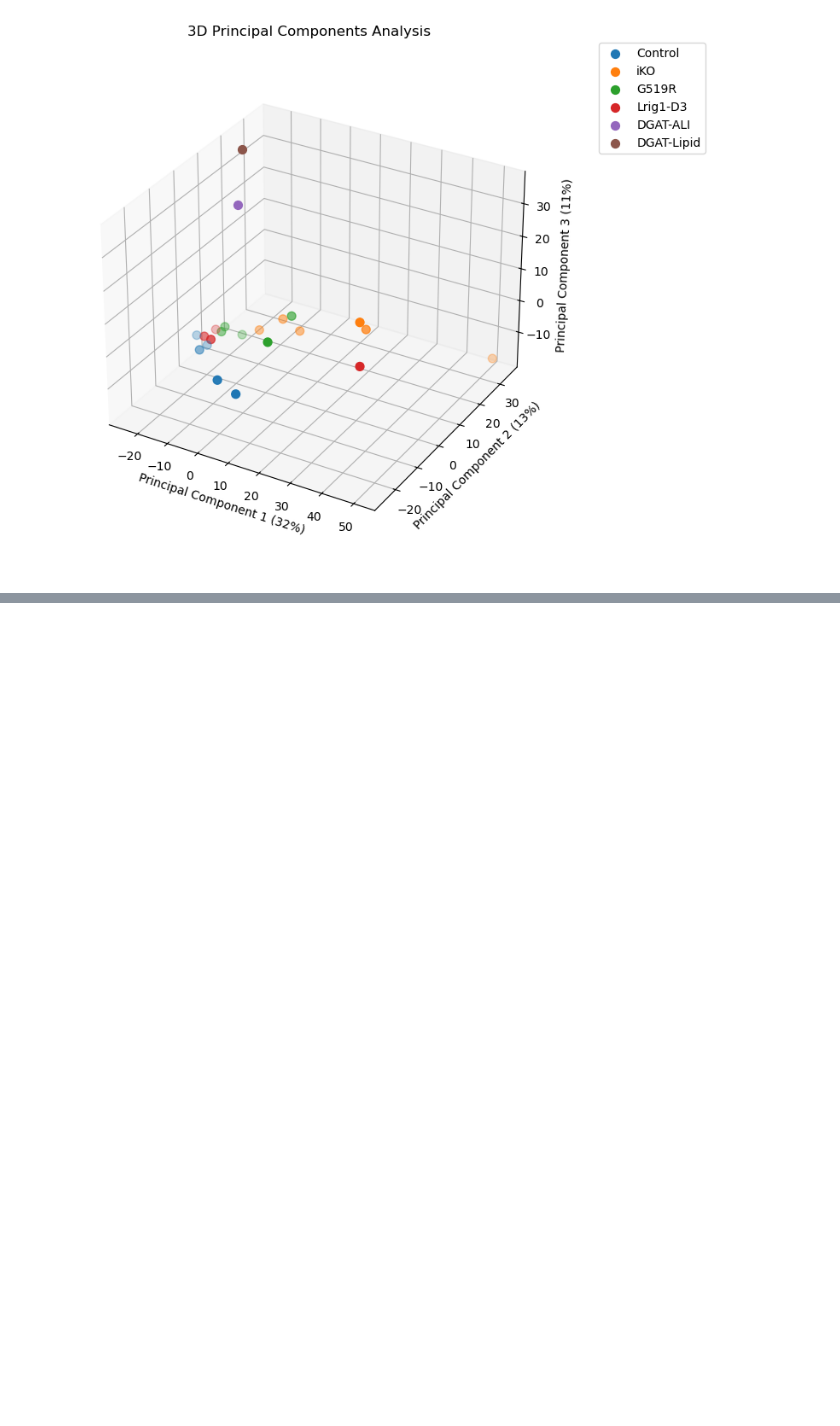
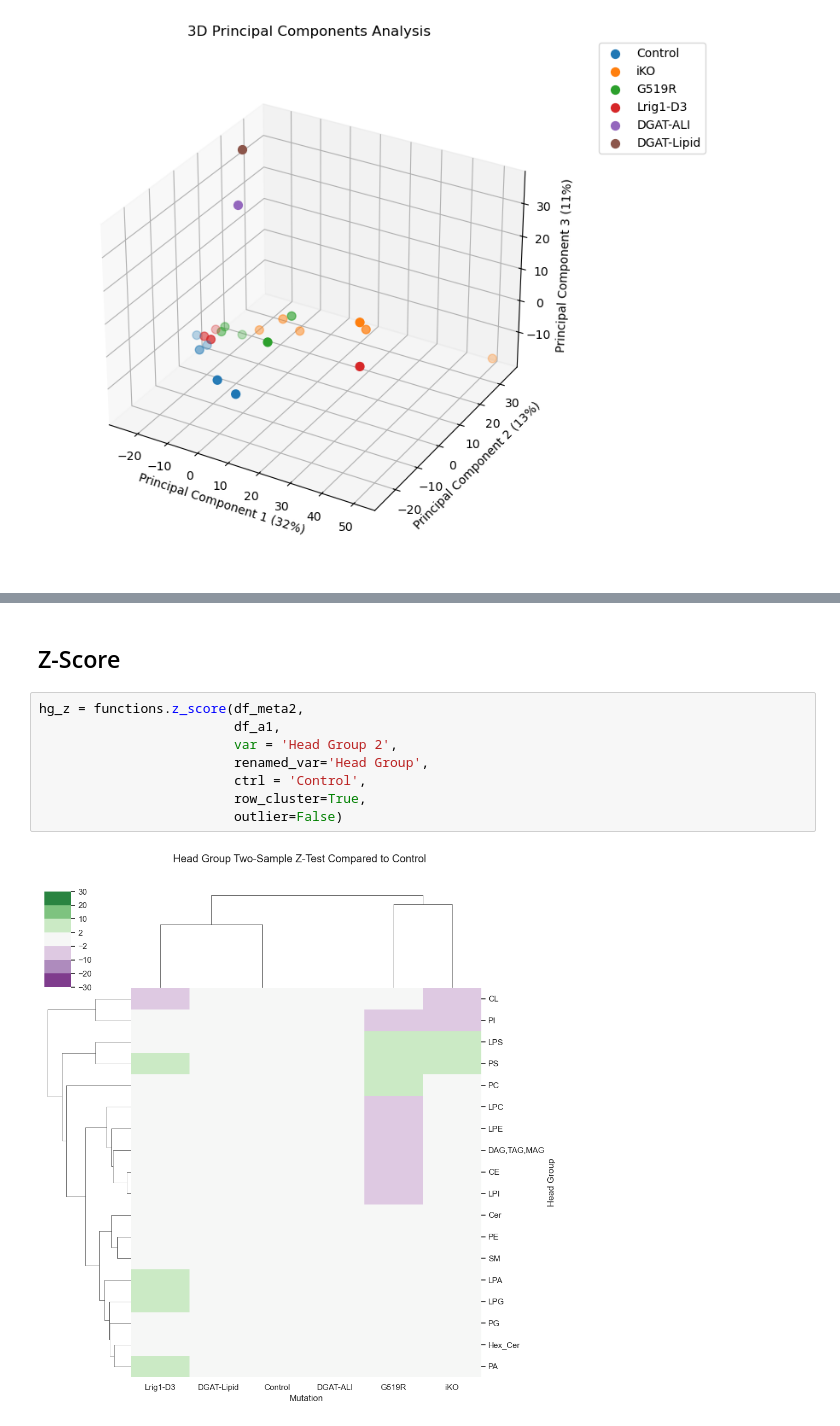
Before and after one commit to hn1902/lipids-proj-new, a Jupyter notebook: dgat_figures.ipynb, the cells around one changed output, grey strips where cells are left out. Cells and saved outputs as stored; diff of their text form; blank space fills up the shorter version.

```diff
--- a/dgat_figures.ipynb
+++ b/dgat_figures.ipynb
@@ -357,0 +470,12 @@ ax_nstd.figure.savefig('graphs/dgat/pca/3D_PCA.png', dpi=300, bbox_inches='tight
+# %% [markdown]
+## Z-Score
+# %%
+hg_z = functions.z_score(df_meta2,
+                         df_a1,
+                         var = 'Head Group 2',
+                         renamed_var='Head Group',
+                         ctrl = 'Control',
+                         row_cluster=True,
+                         outlier=False)
+# %% [output]
+[figure, added]
```
Also changed, not shown: parts of 51 cells of this notebook, 53 other files.
